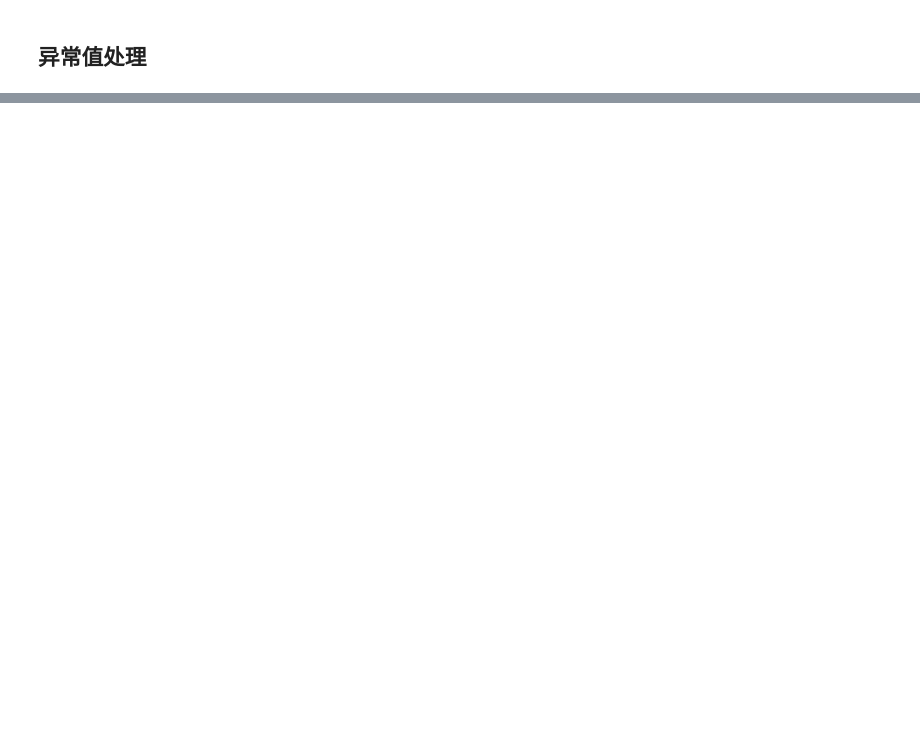
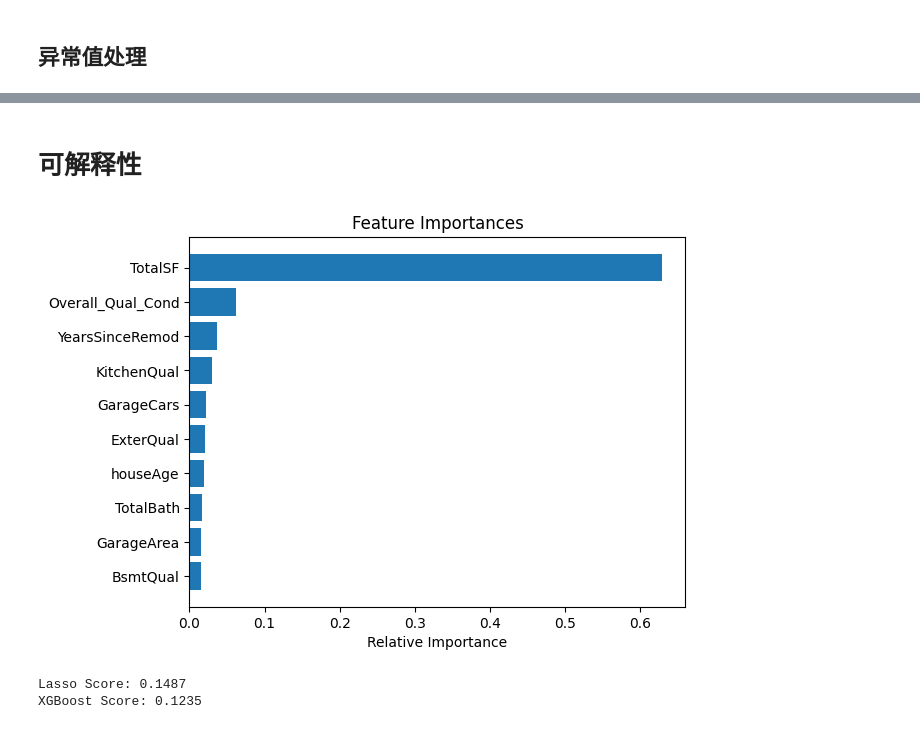
Before and after one commit to YiliaQiu/Kaggle, a Jupyter notebook: house_pricing/main.ipynb, the cells around one changed output, grey strips where cells are left out. Saved outputs shown, nothing was run; the diff lists cells and outputs as text; code cells hidden in the pictures; blank space fills up the shorter version.

```diff
--- a/house_pricing/main.ipynb
+++ b/house_pricing/main.ipynb
@@ -209,0 +382,4 @@ dtype: int64
+# %%
+# 装修时长 = 售出年份 - 装修年份
+train_df['YearsSinceRemod'] = train_df['YrSold'] - train_df['YearRemodAdd']
+test_df['YearsSinceRemod'] = test_df['YrSold'] - test_df['YearRemodAdd']
@@ -209,0 +493,5 @@ dtype: int64
+# %%
+X = X.reset_index(drop=True)
+y = y.reset_index(drop=True)
+# %%
+X_train, X_val, y_train, y_val = train_test_split(X, y, test_size = 0.2, random_state=42)
@@ -209,0 +500,12 @@ dtype: int64
+# %%
+rf_model = RandomForestRegressor(n_estimators=100, random_state=42)
+rf_model.fit(X_train, y_train)
+## 交叉验证
+rf_cv_score = cross_val_score(rf_model, X, y, cv=5).mean()
+print(f"交叉验证准确率:{rf_cv_score:4f}")
+rf_rmse_scores = cross_val_score(rf_model, X, y, scoring="neg_mean_squared_error", cv=5)
+print(f"均方误差:{np.sqrt(-rf_rmse_scores).mean():4f}")
+# 0.875356->0.875529->0.886824->0.886035->0.886006->0.883580->0.885377(0.134973)
+# ->0.884787(0.135307)-> 0.884440(0.135532)->0.885074(0.135167)->(0.135825)->0.884707(0.135372)
+# ->0.882829(0.136457)-> 0.885569(0.134839)
+# ->0.886716(0.134175) -> 0.891868(0.131141)
@@ -209,0 +598,36 @@ dtype: int64
+# %% [markdown]
+# 可解释性
+# %%
+import matplotlib.pyplot as plt
+
+# 获取 的特征重要性
+features = X.columns
+importances = rf_model.feature_importances_
+indices = np.argsort(importances)[-10:]  # 取前10
+
+plt.title('Feature Importances')
+plt.barh(range(len(indices)), importances[indices], align='center')
+plt.yticks(range(len(indices)), [features[i] for i in indices])
+plt.xlabel('Relative Importance')
+plt.show()
+# %% [output]
+[figure, added]
+# %%
+# Lasso 线性模型：对异常值敏感，所以加上 RobustScaler
+lasso = make_pipeline(RobustScaler(), Lasso(alpha=0.0005, random_state=1))
+
+# XGBoost 梯度提升树：设置较小的学习率以防过拟合
+model_xgb = xgb.XGBRegressor(colsample_bytree=0.46, gamma=0.04,
+                             learning_rate=0.05, max_depth=3,
+                             n_estimators=2200, reg_alpha=0.46,
+                             reg_lambda=0.85, subsample=0.52,
+                             random_state=7, nthread=-1)
+
+# --- 4. 交叉验证评估 (RMSLE) ---
+
+
+print(f"Lasso Score: {get_rmse(lasso).mean():.4f}")
+print(f"XGBoost Score: {get_rmse(model_xgb).mean():.4f}")
+# %% [output]
+Lasso Score: 0.1487
+XGBoost Score: 0.1235
```
Also changed, not shown: parts of 42 cells of this notebook.
